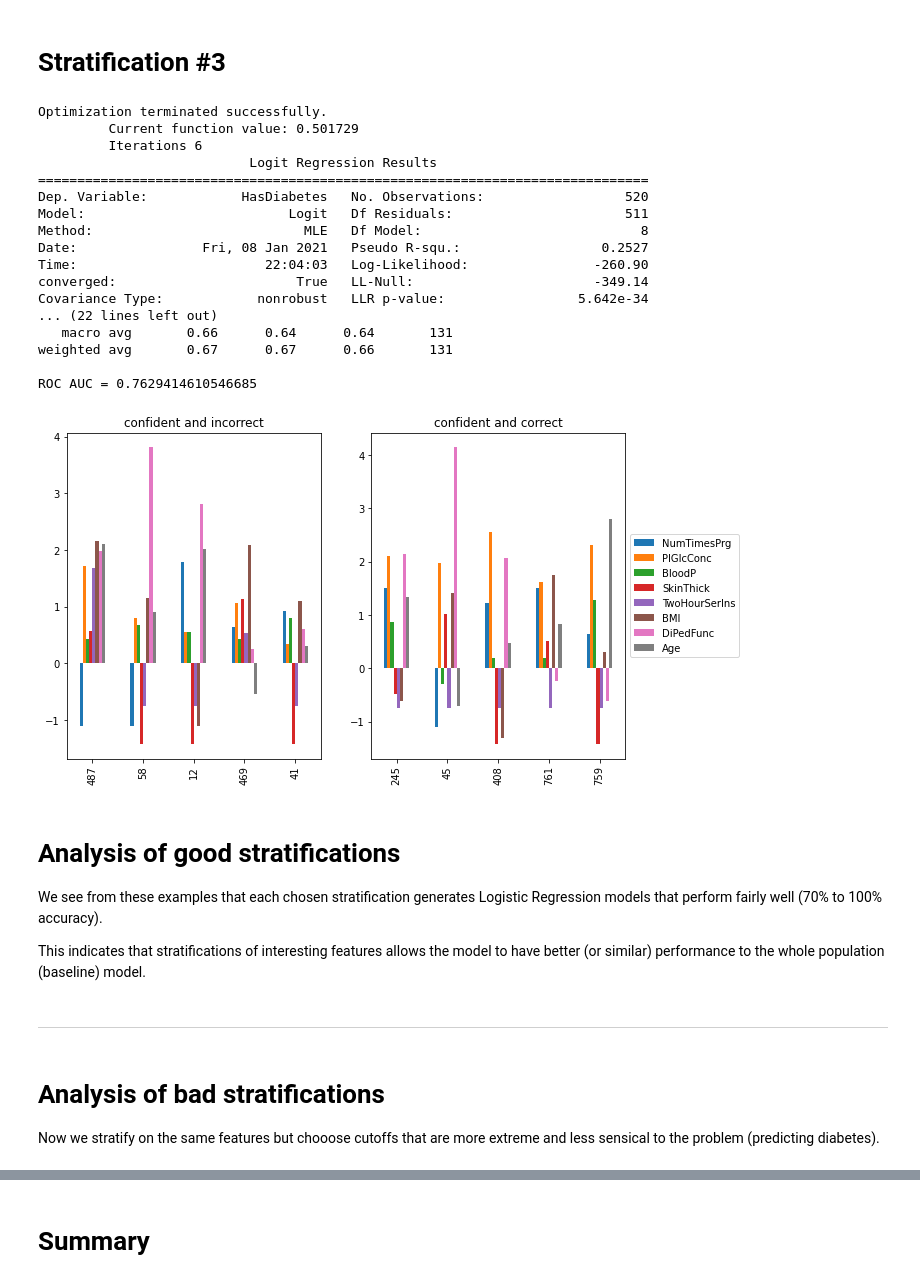
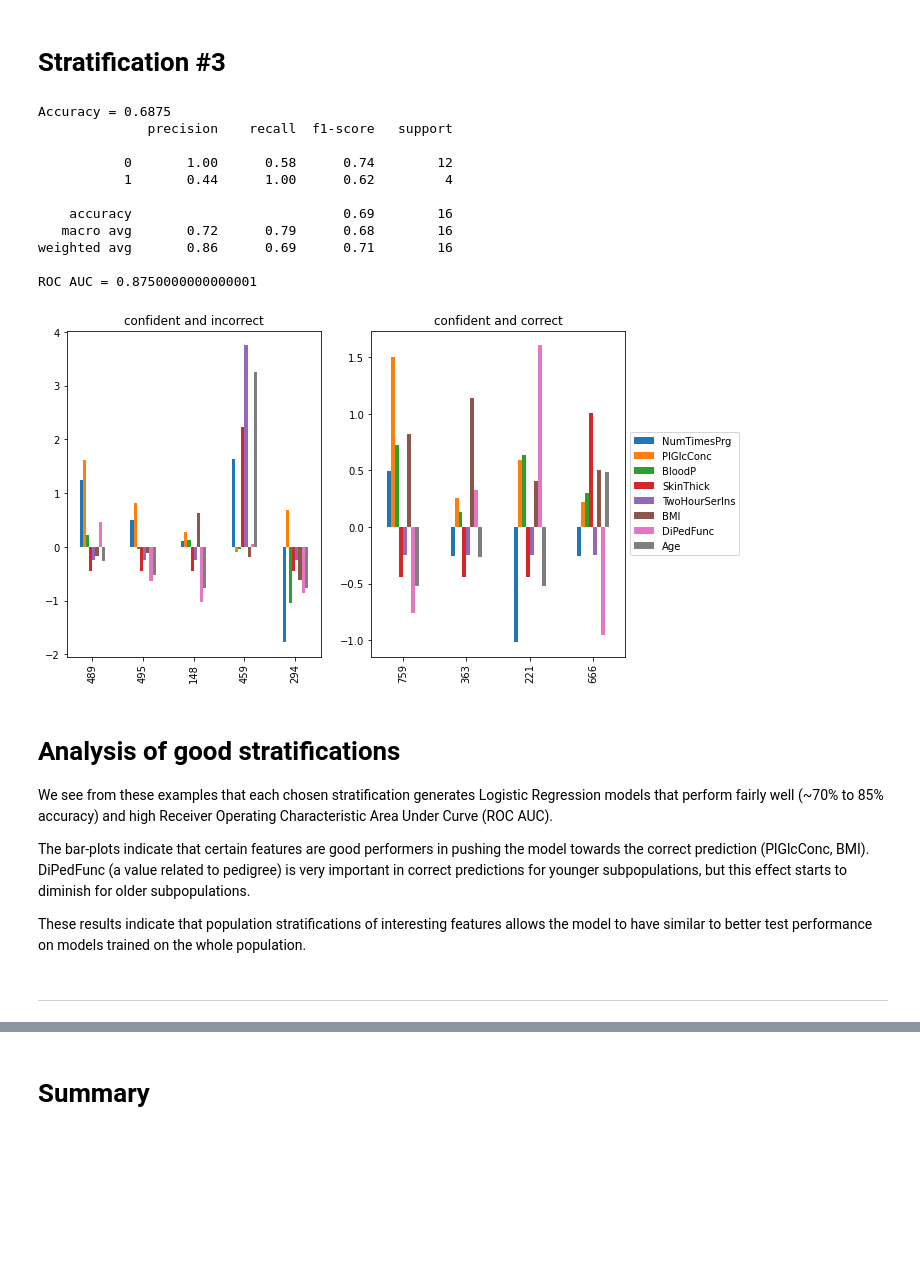
Before and after one commit to beaunorgeot/MI-CLAIM, a Jupyter notebook: MI_CLAIM_pima_population_stratification_analysis.ipynb, the cells around one changed output, grey strips where cells are left out. Drawn from its saved outputs; the diff is of its cells as text; code cells hidden in the pictures; blank space fills up the shorter version.

```diff
--- a/MI_CLAIM_pima_population_stratification_analysis.ipynb
+++ b/MI_CLAIM_pima_population_stratification_analysis.ipynb
@@ -213,37 +188,28 @@ ROC AUC = 0.8177655677655677
 # %% [markdown]
 # Stratification #3
-# %%
-pop3_df_train, pop3_df_test = train_test_split(pop3_df, test_size=0.2, random_state=0)
-
-train_and_test(pop3_df_train, pop3_df_test)
-# %% [output]
-Optimization terminated successfully.
-         Current function value: 0.501729
-         Iterations 6
-                           Logit Regression Results
-==============================================================================
-Dep. Variable:            HasDiabetes   No. Observations:                  520
-Model:                          Logit   Df Residuals:                      511
-Method:                           MLE   Df Model:                            8
-Date:                Fri, 08 Jan 2021   Pseudo R-squ.:                  0.2527
-Time:                        22:04:03   Log-Likelihood:                -260.90
-converged:                       True   LL-Null:                       -349.14
-Covariance Type:            nonrobust   LLR p-value:                 5.642e-34
-... (22 lines left out)
-   macro avg       0.66      0.64      0.64       131
-weighted avg       0.67      0.67      0.66       131
-
-ROC AUC = 0.7629414610546685
-[figure, removed]
+# %%
+res = predict_and_evaluate(df_test_strat3, model)
+plot_topk(res)
+# %% [output]
+Accuracy = 0.6875
+              precision    recall  f1-score   support
+
+           0       1.00      0.58      0.74        12
+           1       0.44      1.00      0.62         4
+
+    accuracy                           0.69        16
+   macro avg       0.72      0.79      0.68        16
+weighted avg       0.86      0.69      0.71        16
+
+ROC AUC = 0.8750000000000001
+[figure, added]
 # %% [markdown]
 # Analysis of good stratifications
 
-We see from these examples that each chosen stratification generates Logistic Regression models that perform fairly well (70% to 100% accuracy).
+We see from these examples that each chosen stratification generates Logistic Regression models that perform fairly well (~70% to 85% accuracy) and high Receiver Operating Characteristic Area Under Curve (ROC AUC).
 
-This indicates that stratifications of interesting features allows the model to have better (or similar) performance to the whole population (baseline) model.
+The bar-plots indicate that certain features are good performers in pushing the model towards the correct prediction (PlGlcConc, BMI). DiPedFunc (a value related to pedigree) is very important in correct predictions for younger subpopulations, but this effect starts to diminish for older subpopulations.
+
+These results indicate that population stratifications of interesting features allows the model to have similar to better test performance on models trained on the whole population.
 # %% [markdown]
 --------------------------------------------------------------------
-# %% [markdown]
-# Analysis of bad stratifications
-
-Now we stratify on the same features but chooose cutoffs that are more extreme and less sensical to the problem (predicting diabetes).
```
Also changed, not shown: parts of 22 cells of this notebook.
